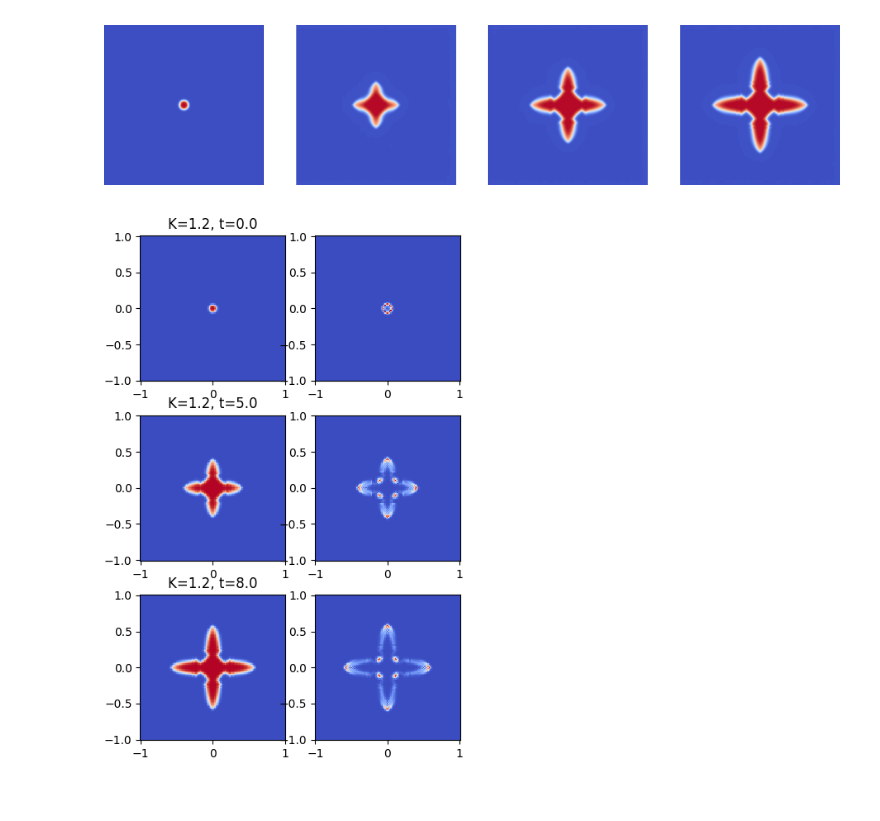
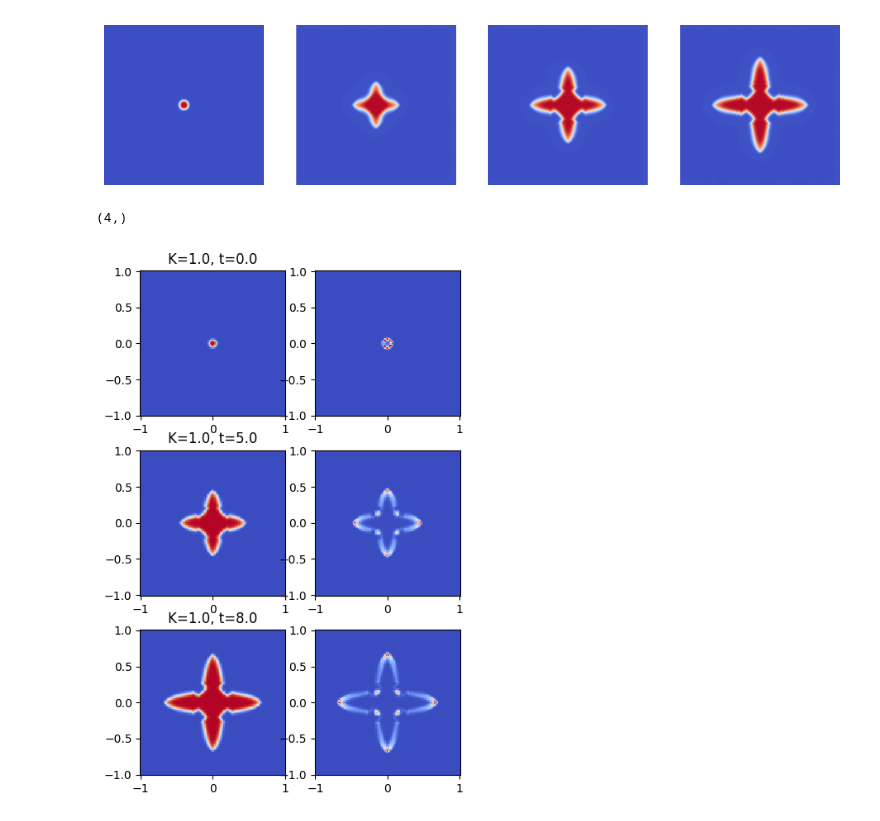
Before and after one commit to NanxiiChen/PF-PINO, a Jupyter notebook: solidification/make_dataset.ipynb, the cells around one changed output. Drawn from its saved outputs; the diff is of its cells as text; code cells hidden in the pictures.

```diff
--- a/solidification/make_dataset.ipynb
+++ b/solidification/make_dataset.ipynb
@@ -44,36 +44,40 @@ Ks = np.zeros((num_ks * (num_times - 1), 1))
 for i in range(num_ks):
     Xs[i*(num_times-1):(i+1)*(num_times-1), 0, :, :] = solutions[i, :-1, 0, :, :]  # phi
     Xs[i*(num_times-1):(i+1)*(num_times-1), 1, :, :] = solutions[i, :-1, 1, :, :]  # T
-    Xs[i*(num_times-1):(i+1)*(num_times-1), 2, :, :] = meshx / configs.Lc  # meshx
-    Xs[i*(num_times-1):(i+1)*(num_times-1), 3, :, :] = meshy / configs.Lc  # meshy
-    Xs[i*(num_times-1):(i+1)*(num_times-1), 4, :, :] = K_values[i]  # k
+    Xs[i*(num_times-1):(i+1)*(num_times-1), 3, :, :] = meshx / configs.Lc  # meshx
+    Xs[i*(num_times-1):(i+1)*(num_times-1), 4, :, :] = meshy / configs.Lc  # meshy
+    Xs[i*(num_times-1):(i+1)*(num_times-1), 2, :, :] = K_values[i]  # k
 
     Ys[i*(num_times-1):(i+1)*(num_times-1), 0, :, :] = solutions[i, 1:, 0, :, :]  # phi
     Ys[i*(num_times-1):(i+1)*(num_times-1), 1, :, :] = solutions[i, 1:, 1, :, :]  # T
 
     Ks[i*(num_times-1):(i+1)*(num_times-1), 0] = K_values[i]
+# %%
+K_values.shape
+# %% [output]
+(4,)
 # %%
 import matplotlib.pyplot as plt
 ts = [0, 100, 159]
 fig, axes = plt.subplots(3, 2, figsize=(5, 8))
 for idx, t in enumerate(ts):
-    t += 160*3
+    t += 160*2
     x = Xs[t, 0, :, :]
     y = Ys[t, 0, :, :]
-    meshx = Xs[t, 2, :, :] * configs.Lc
-    meshy = Xs[t, 3, :, :] * configs.Lc
+    meshx = Xs[t, 3, :, :] * configs.Lc
+    meshy = Xs[t, 4, :, :] * configs.Lc
     ax = axes[idx, 0]
     im = ax.pcolormesh(meshx, meshy, x, cmap="coolwarm")
     ax.set_aspect('equal')
-    k = Ks[t, 0]
+    k = Xs[t, 2, 0, 0]
     ax.set_title(f"K={k:.1f}, t={ts[idx] * dt:.1f}")
 
     ax = axes[idx, 1]
     diff = np.abs(y - x)
     im = ax.pcolormesh(meshx, meshy, diff, cmap="coolwarm")
     ax.set_aspect('equal')
 # %% [output]
-[figure, old version]
+[figure, new version]
 # %%
 # solutions[0, 100, 1, :, :].min(), solutions[0, 100, 1, :, :].max()
 np.max(solutions[0, :, 1, :, :], axis=(1,2))
```
Also changed, not shown: parts of 1 cell of this notebook, 6 other files.
